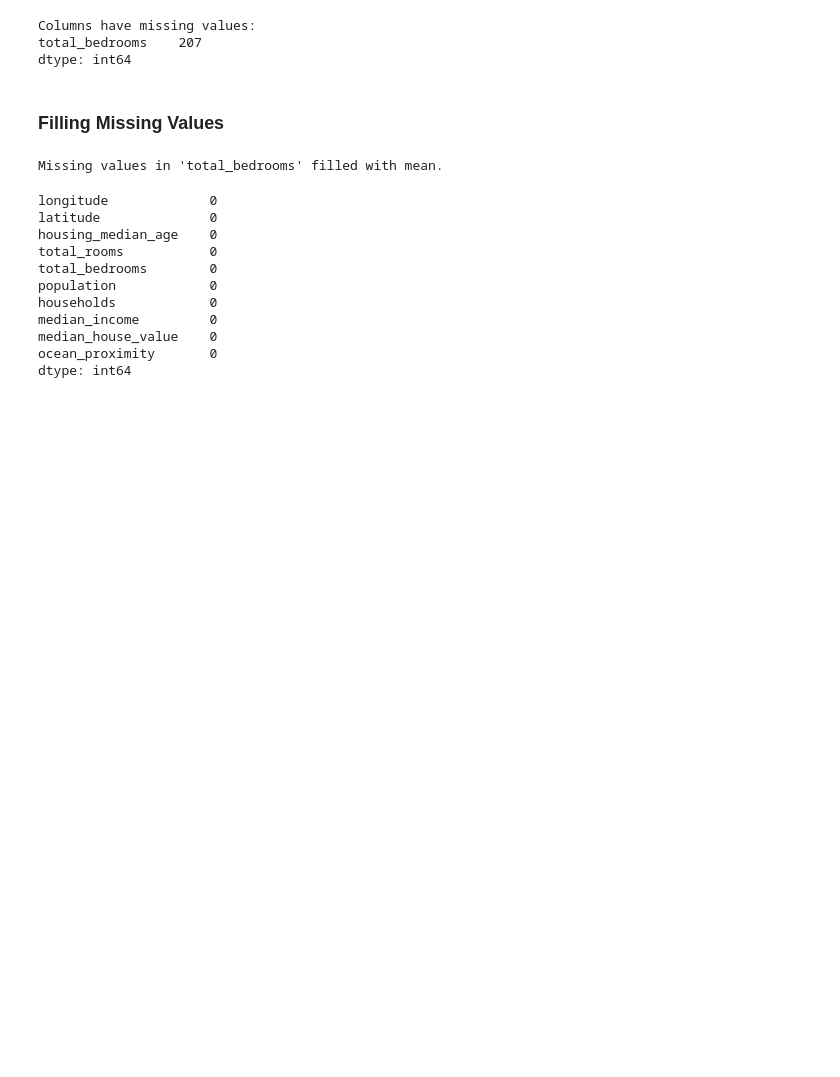
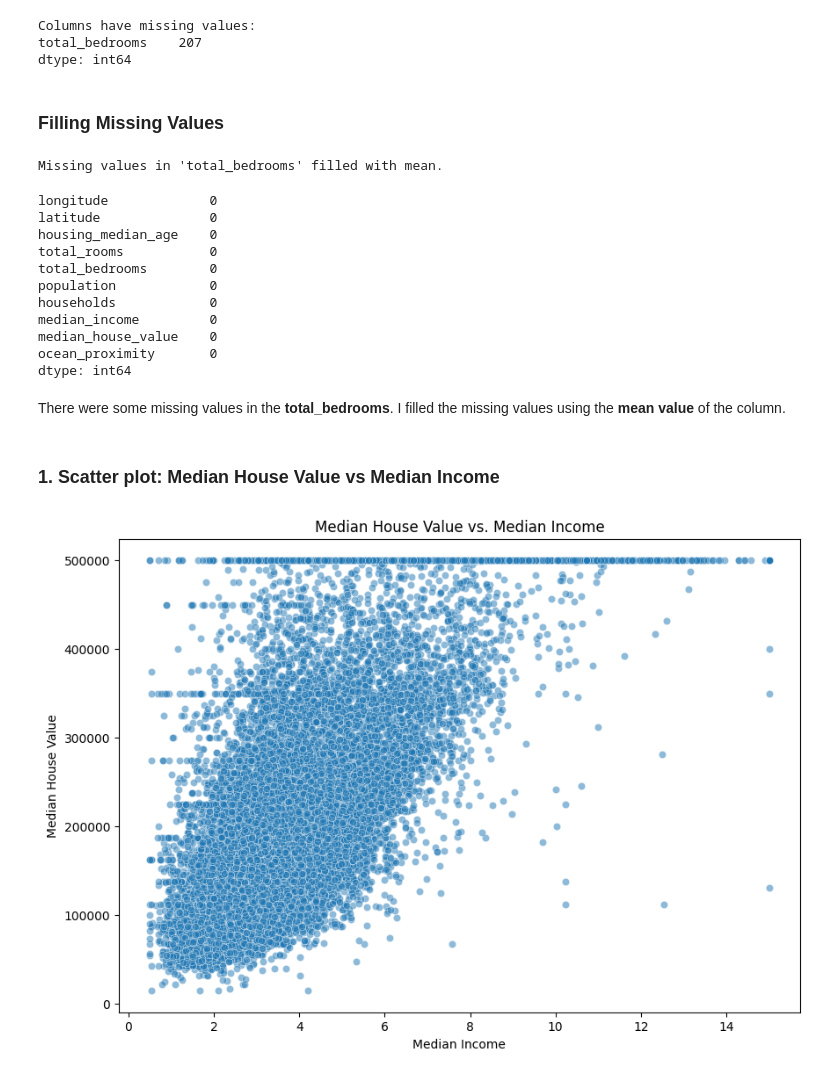
Before and after one commit to MandeepCon/Practical-Lab-1---ULR, a Jupyter notebook: Main.ipynb, the cells around one changed output. Drawn from its saved outputs; the diff is of its cells as text; code cells hidden in the pictures; blank space fills up the shorter version.

Commit message:
scatter plot

```diff
--- a/Main.ipynb
+++ b/Main.ipynb
@@ -106,3 +106,16 @@ median_income         0
 median_house_value    0
 ocean_proximity       0
 dtype: int64
+# %% [markdown]
+There were some missing values in the **total_bedrooms**. I filled the missing values using the **mean value** of the column.
+# %% [markdown]
+### 1. Scatter plot: Median House Value vs Median Income
+# %%
+plt.figure(figsize=(10, 7))
+sns.scatterplot(x='median_income', y='median_house_value', data=df, alpha=0.5)
+plt.title('Median House Value vs. Median Income')
+plt.xlabel('Median Income')
+plt.ylabel('Median House Value')
+plt.show()
+# %% [output]
+[figure, added]
```
Also changed, not shown: parts of 6 cells of this notebook.
